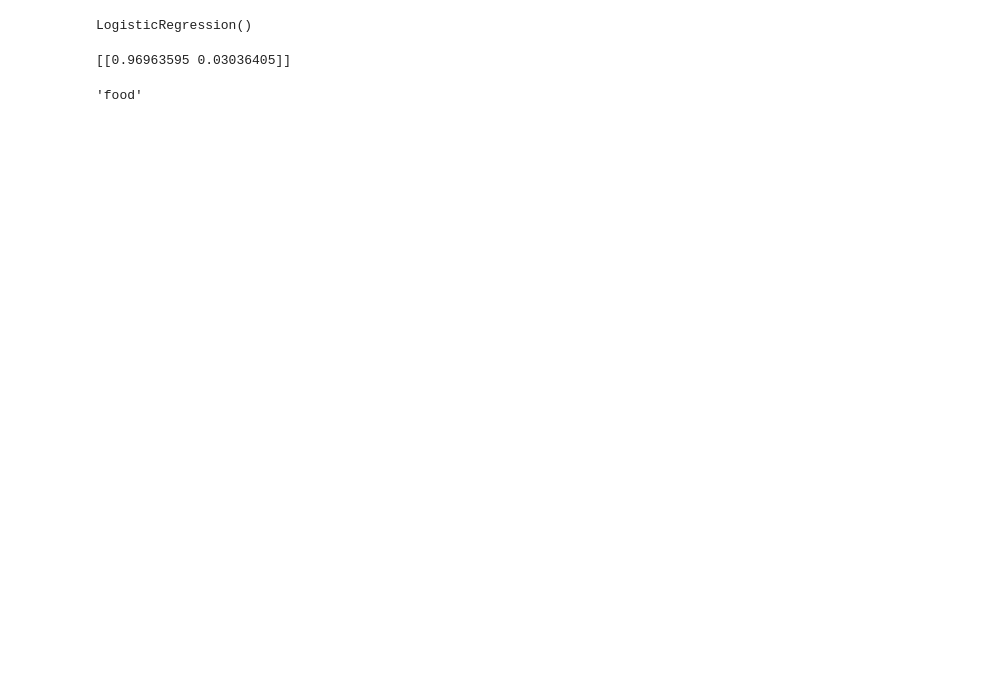
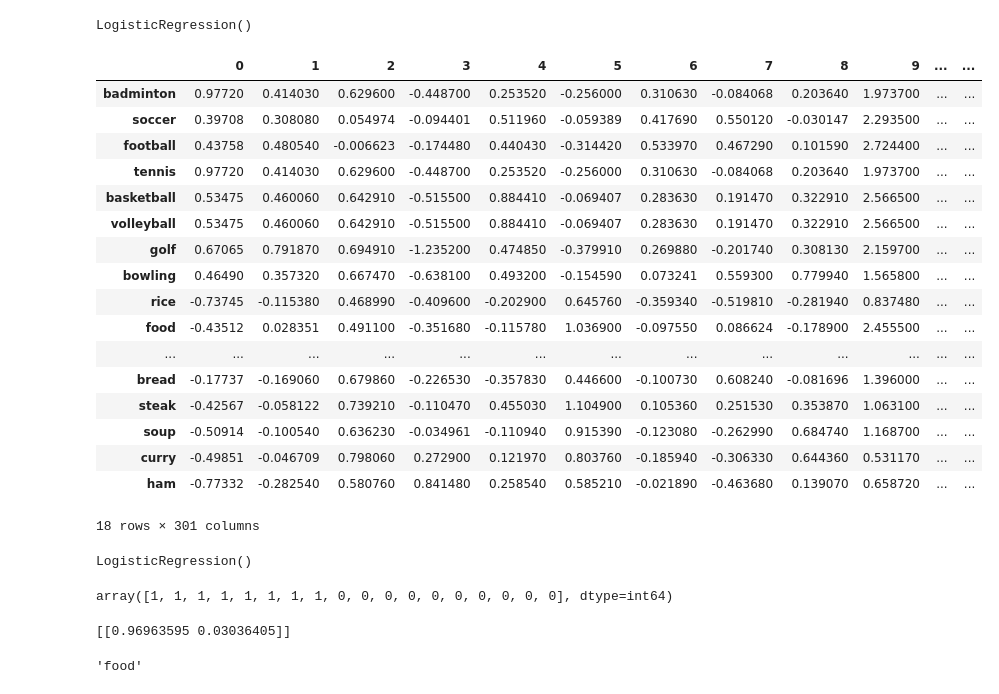
Before and after one commit to arturofigueroabim/research-case-2021, a Jupyter notebook: Experiments/Embeddings_Clf_Test.ipynb, the cells around one changed output. Drawn from its saved outputs; the diff is of its cells as text; code cells hidden in the pictures; blank space fills up the shorter version.

```diff
--- a/Experiments/Embeddings_Clf_Test.ipynb
+++ b/Experiments/Embeddings_Clf_Test.ipynb
@@ -47,5 +47,39 @@ logreg.fit(dat.drop('y',axis=1), dat['y'])
 # %% [output]
 LogisticRegression()
+# %%
+df
+# %% [output]
+|  | 0 | 1 | 2 | 3 | 4 | 5 | 6 | 7 | 8 | 9 | ... | ... |
+| badminton | 0.97720 | 0.414030 | 0.629600 | -0.448700 | 0.253520 | -0.256000 | 0.310630 | -0.084068 | 0.203640 | 1.973700 | ... | ... |
+| soccer | 0.39708 | 0.308080 | 0.054974 | -0.094401 | 0.511960 | -0.059389 | 0.417690 | 0.550120 | -0.030147 | 2.293500 | ... | ... |
+| football | 0.43758 | 0.480540 | -0.006623 | -0.174480 | 0.440430 | -0.314420 | 0.533970 | 0.467290 | 0.101590 | 2.724400 | ... | ... |
+| tennis | 0.97720 | 0.414030 | 0.629600 | -0.448700 | 0.253520 | -0.256000 | 0.310630 | -0.084068 | 0.203640 | 1.973700 | ... | ... |
+| basketball | 0.53475 | 0.460060 | 0.642910 | -0.515500 | 0.884410 | -0.069407 | 0.283630 | 0.191470 | 0.322910 | 2.566500 | ... | ... |
+| volleyball | 0.53475 | 0.460060 | 0.642910 | -0.515500 | 0.884410 | -0.069407 | 0.283630 | 0.191470 | 0.322910 | 2.566500 | ... | ... |
+| golf | 0.67065 | 0.791870 | 0.694910 | -1.235200 | 0.474850 | -0.379910 | 0.269880 | -0.201740 | 0.308130 | 2.159700 | ... | ... |
+| bowling | 0.46490 | 0.357320 | 0.667470 | -0.638100 | 0.493200 | -0.154590 | 0.073241 | 0.559300 | 0.779940 | 1.565800 | ... | ... |
+| rice | -0.73745 | -0.115380 | 0.468990 | -0.409600 | -0.202900 | 0.645760 | -0.359340 | -0.519810 | -0.281940 | 0.837480 | ... | ... |
+| food | -0.43512 | 0.028351 | 0.491100 | -0.351680 | -0.115780 | 1.036900 | -0.097550 | 0.086624 | -0.178900 | 2.455500 | ... | ... |
+| ... | ... | ... | ... | ... | ... | ... | ... | ... | ... | ... | ... | ... |
+| bread | -0.17737 | -0.169060 | 0.679860 | -0.226530 | -0.357830 | 0.446600 | -0.100730 | 0.608240 | -0.081696 | 1.396000 | ... | ... |
+| steak | -0.42567 | -0.058122 | 0.739210 | -0.110470 | 0.455030 | 1.104900 | 0.105360 | 0.251530 | 0.353870 | 1.063100 | ... | ... |
+| soup | -0.50914 | -0.100540 | 0.636230 | -0.034961 | -0.110940 | 0.915390 | -0.123080 | -0.262990 | 0.684740 | 1.168700 | ... | ... |
+| curry | -0.49851 | -0.046709 | 0.798060 | 0.272900 | 0.121970 | 0.803760 | -0.185940 | -0.306330 | 0.644360 | 0.531170 | ... | ... |
+| ham | -0.77332 | -0.282540 | 0.580760 | 0.841480 | 0.258540 | 0.585210 | -0.021890 | -0.463680 | 0.139070 | 0.658720 | ... | ... |
+18 rows × 301 columns
+# %%
+logreg = LogisticRegression()
+X = df.drop('y', axis=1)
+df.drop('y', axis=1)
+y = df['y']
+
+logreg.fit(X, y)
+# %% [output]
+LogisticRegression()
+# %%
+logreg.predict(X)
+# %% [output]
+array([1, 1, 1, 1, 1, 1, 1, 1, 0, 0, 0, 0, 0, 0, 0, 0, 0, 0], dtype=int64)
 # %%
 w = 'food'
 d = nlp(w)
```
Also changed, not shown: parts of 4 cells of this notebook, 4 other files.
